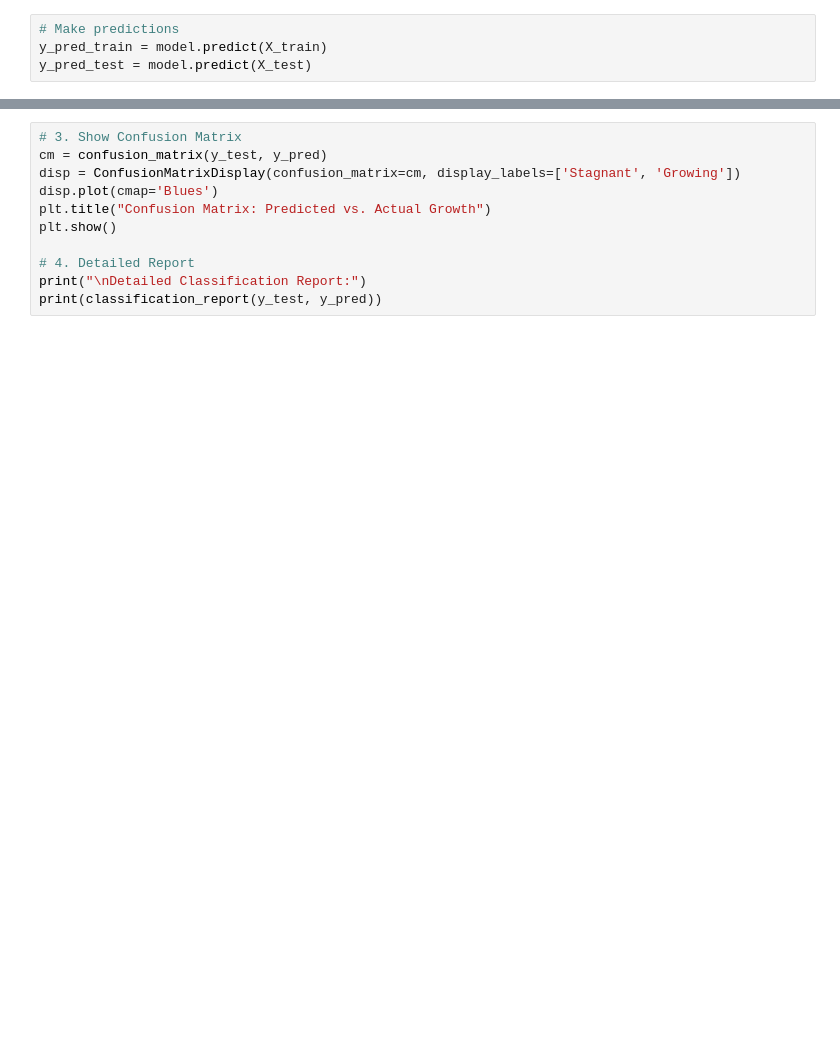
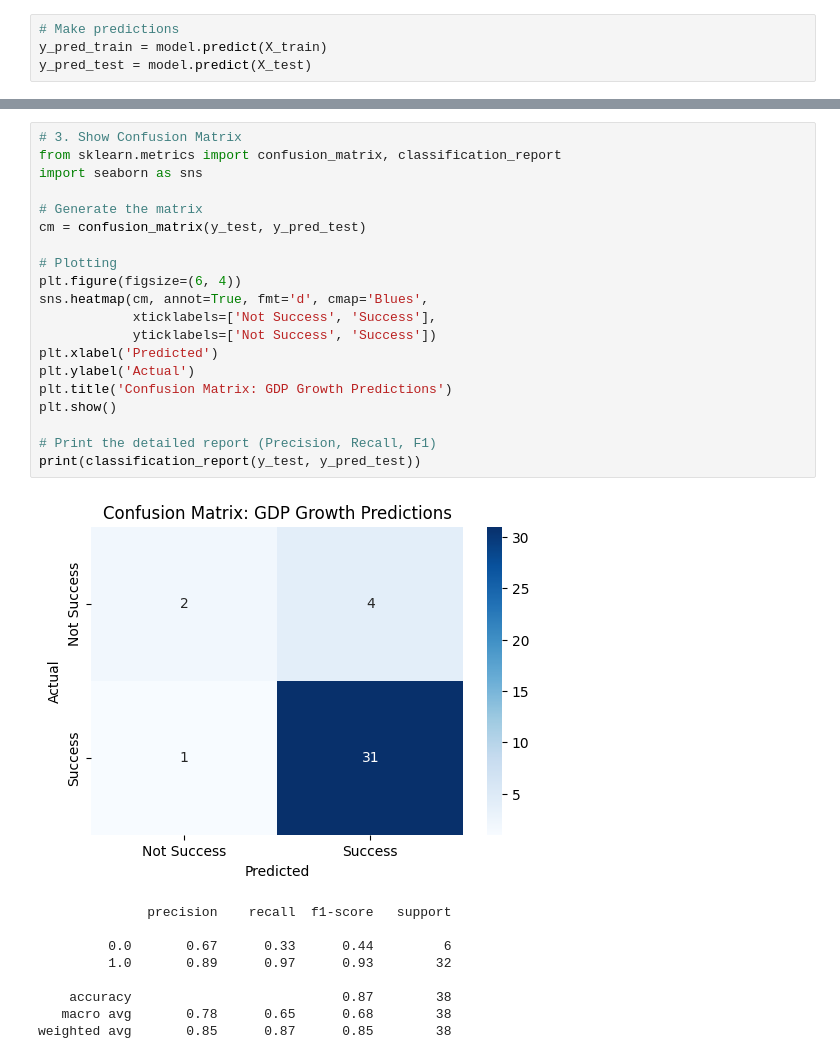
Before and after one commit to adamskirees/Worldbank_ML_Blog, a Jupyter notebook: data.ipynb, the cells around one changed output, grey strips where cells are left out. Drawn from its saved outputs; the diff is of its cells as text; blank space fills up the shorter version.

```diff
--- a/data.ipynb
+++ b/data.ipynb
@@ -704,11 +559,30 @@ print(acc_test)
-# %%
-# 3. Show Confusion Matrix
-cm = confusion_matrix(y_test, y_pred)
-disp = ConfusionMatrixDisplay(confusion_matrix=cm, display_labels=['Stagnant', 'Growing'])
-disp.plot(cmap='Blues')
-plt.title("Confusion Matrix: Predicted vs. Actual Growth")
-plt.show()
-
-# 4. Detailed Report
-print("\nDetailed Classification Report:")
-print(classification_report(y_test, y_pred))
+# %%
+# 3. Show Confusion Matrix
+from sklearn.metrics import confusion_matrix, classification_report
+import seaborn as sns
+
+# Generate the matrix
+cm = confusion_matrix(y_test, y_pred_test)
+
+# Plotting
+plt.figure(figsize=(6, 4))
+sns.heatmap(cm, annot=True, fmt='d', cmap='Blues',
+            xticklabels=['Not Success', 'Success'],
+            yticklabels=['Not Success', 'Success'])
+plt.xlabel('Predicted')
+plt.ylabel('Actual')
+plt.title('Confusion Matrix: GDP Growth Predictions')
+plt.show()
+
+# Print the detailed report (Precision, Recall, F1)
+print(classification_report(y_test, y_pred_test))
+# %% [output]
+[figure, added]
+              precision    recall  f1-score   support
+
+         0.0       0.67      0.33      0.44         6
+         1.0       0.89      0.97      0.93        32
+
+    accuracy                           0.87        38
+   macro avg       0.78      0.65      0.68        38
+weighted avg       0.85      0.87      0.85        38
```
Also changed, not shown: parts of 82 cells of this notebook, 1 other file.
